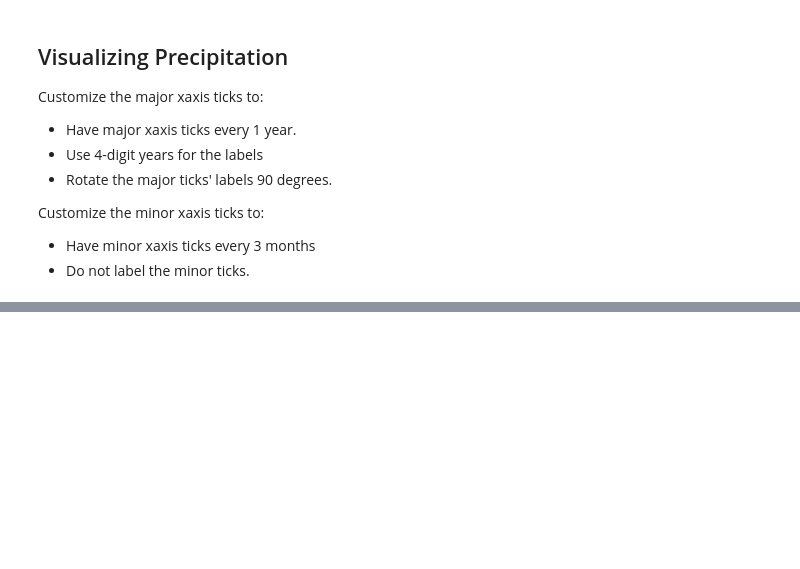
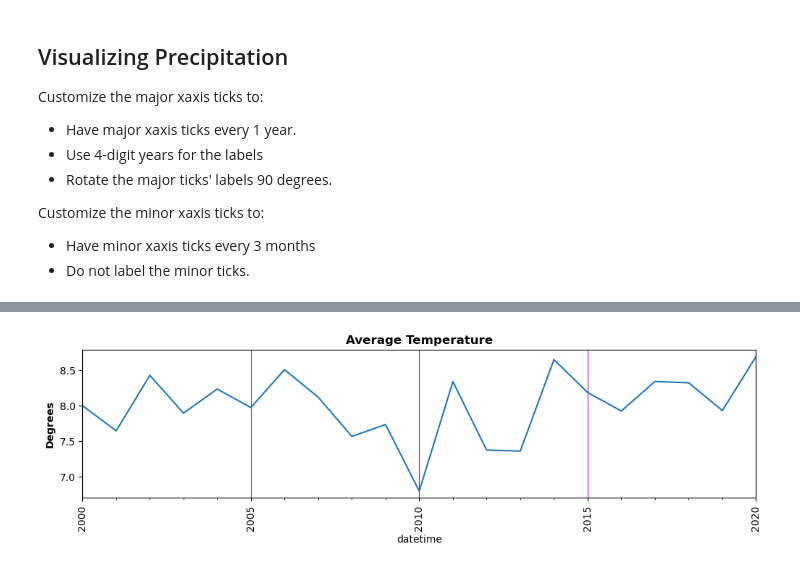
Before and after one commit to eckoecho/Resampling-Datetime-Data, a Jupyter notebook: Resampling Datetime Data (Core).ipynb, the cells around one changed output, grey strips where cells are left out. Cells and saved outputs as stored; diff of their text form; code cells hidden in the pictures; blank space fills up the shorter version.

```diff
--- a/Resampling Datetime Data (Core).ipynb
+++ b/Resampling Datetime Data (Core).ipynb
@@ -303,0 +294,7 @@ fig.autofmt_xdate(rotation=90, ha="center");
+# %%
+#Slicing out 2000-2010
+df_20_years = df.loc['2000':'2020']
+#Setting frequency to 1st of month
+# group the data by year and then apply the mean() function to calculate the mean for each group.
+df_20_years = df_20_years.resample("Y").mean()
+df_20_years["min_temp"]
@@ -303,0 +323,12 @@ fig.autofmt_xdate(rotation=90, ha="center");
+# %%
+# Plot the feature and time period that corresponds to the question.
+fig, ax = plt.subplots(figsize=(12,3))
+#plotting just the precipitation feature by year
+df_20_years["min_temp"].plot(ax=ax)
+ax.grid(which="major", axis="x", color="m")
+#Setting labels
+ax.set_ylabel("Degrees", fontweight="bold")
+ax.set_title("Average Temperature", fontweight="bold")
+fig.autofmt_xdate(rotation=90, ha="center");
+# %% [output]
+[figure, added]
```
Also changed, not shown: parts of 8 cells of this notebook.
